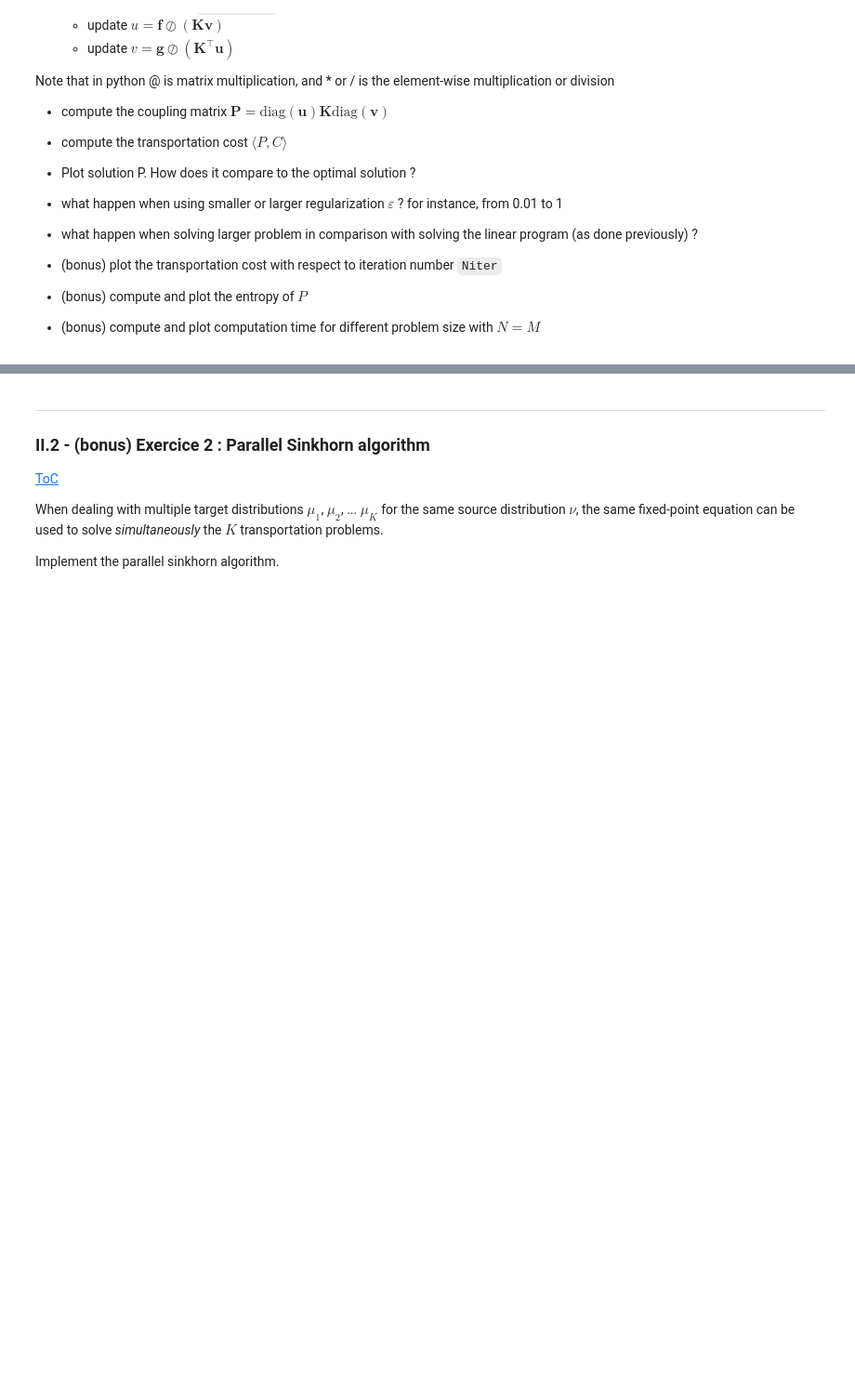
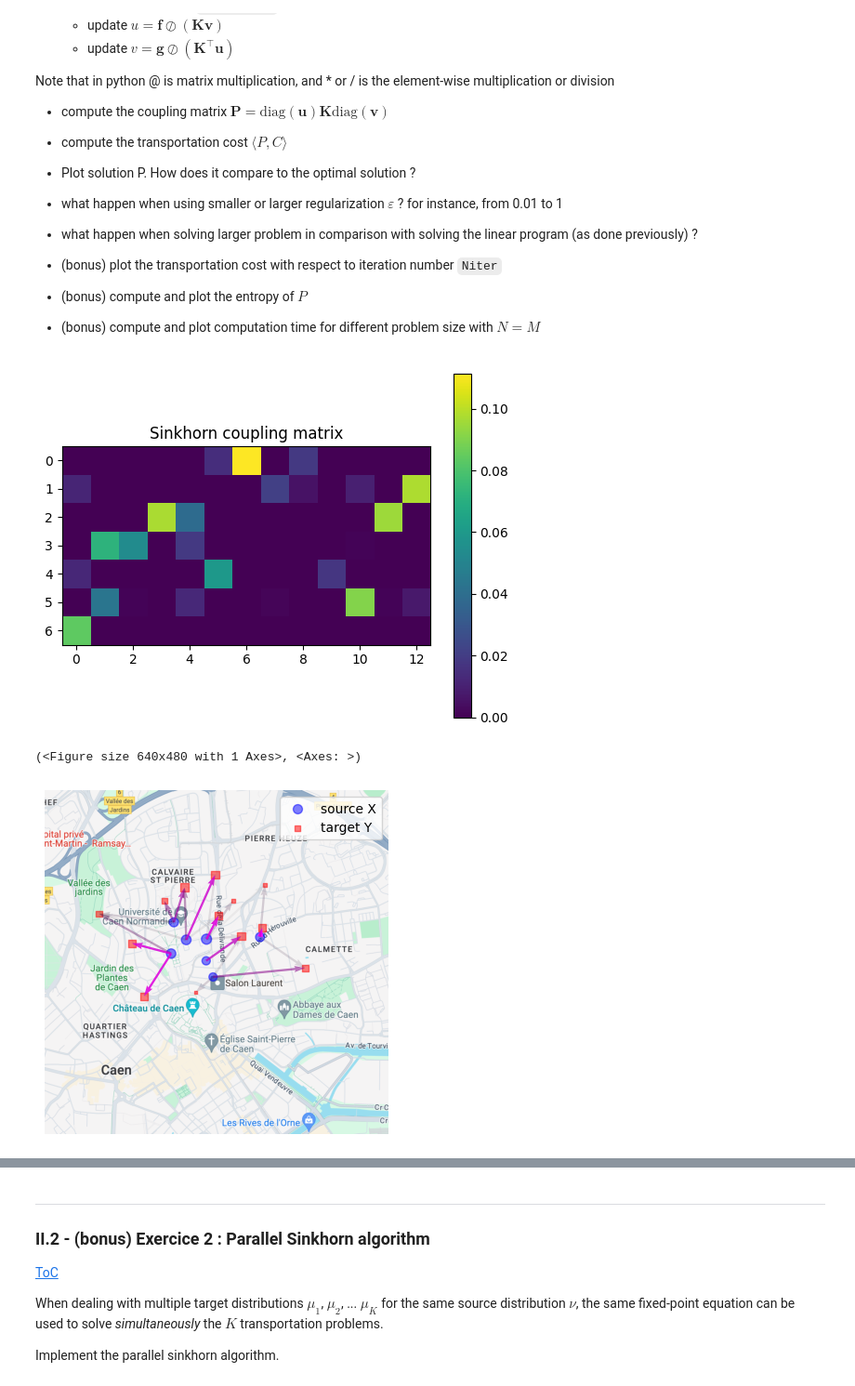
Before and after one commit to ViniciusGN/Kaggle-AI-Studies, a Jupyter notebook: 06. Optimal Transport/TP_2_OT_nD_2025.ipynb, the cells around one changed output, grey strips where cells are left out. Shown at 93% size. Saved outputs shown, nothing was run; the diff lists cells and outputs as text; code cells hidden in the pictures; blank space fills up the shorter version.

Commit message:
Feat: Sinkhorn Algorithm implemented

```diff
--- a/06. Optimal Transport/TP_2_OT_nD_2025.ipynb
+++ b/06. Optimal Transport/TP_2_OT_nD_2025.ipynb
@@ -553,28 +619,42 @@ Note that in python @ is matrix multiplication, and * or / is the element-wise m
 # %%
 # your code here
 
+# ensure correct shape
+f = f.flatten()
+g = g.flatten()
+
 # parameters
-epsilon = ... # regularization parameter
-Niter = ... #
+epsilon = 0.01 # regularization parameter
+Niter = 10
 
 # cost matrix
 K = C_XY.copy()
-K = ... # normalisation
-K = ... # exponential with np.exp
+K = K / np.max(K) # normalisation
+K = np.exp(-K / epsilon) # exponential with np.exp
 
 # init
-u = ... # np.ones or np.ones_like
-v = ...
+u = np.ones_like(f) # np.ones or np.ones_like
+v = np.ones_like(g)
 
 # sinkhorn iterations
 for i in range(1,Niter+1) :
-    u = ...
-    v = ...
+    u = f / (K @ v)
+    v = g / (K.T @ u)
 
 # solution
-P = ... # = diag(u) K diag(v)
-transport_cost = ...
-entropy_cost = ...
+P = np.diag(u) @ K @ np.diag(v)
+transport_cost = np.sum(P * C_XY)
+entropy_cost = -epsilon * np.sum(P * np.log(P + 1e-10))
 
 # plots
-... # see previous section I
+# see previous section I
+plt.imshow(P)
+plt.colorbar()
+plt.title("Sinkhorn coupling matrix")
+plt.show()
+
+show_arrows_on_map((X,f), (Y,g), P)
+# %% [output]
+[figure, added]
+(<Figure size 640x480 with 1 Axes>, <Axes: >)
+[figure, added]
```
Also changed, not shown: parts of 13 cells of this notebook.
